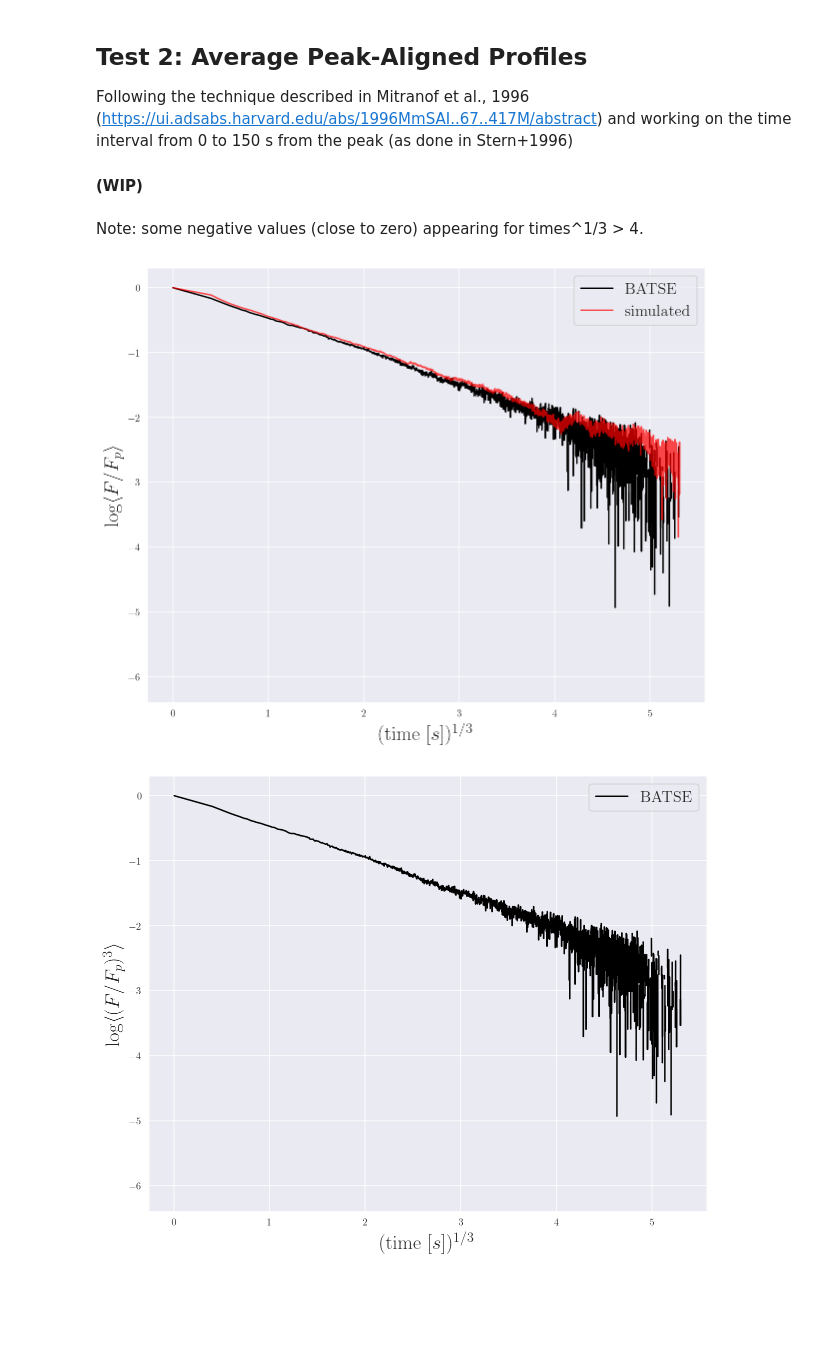
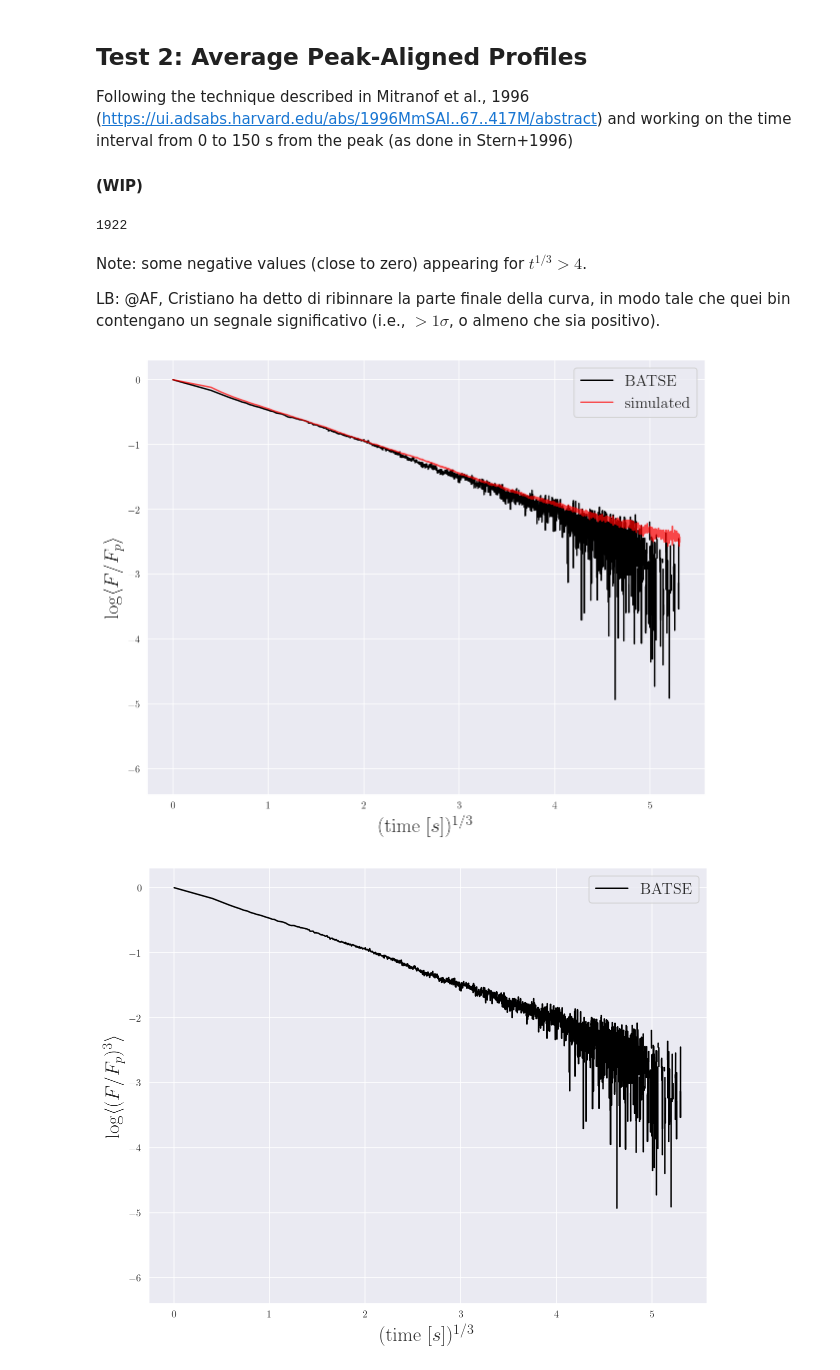
Before and after one commit to romanomaccary/geneticgrbs_v2, a Jupyter notebook: statistical_test/Real_GRBs_Test.ipynb, the cells around one changed output. Cells and saved outputs as stored; diff of their text form; code cells hidden in the pictures; blank space fills up the shorter version.

Commit message:
changed the file with the SIMULATED grbs, now it contains results with 5000 lc (as in the paper)

```diff
--- a/statistical_test/Real_GRBs_Test.ipynb
+++ b/statistical_test/Real_GRBs_Test.ipynb
@@ -107,27 +109,34 @@ for grb in grb_list:
 
 averaged_fluxes /= len(grb_list)
 #Plot of <F/Fp> and <F/Fp>^3 in the next cell
-# %% [markdown]
-Note: some negative values (close to zero) appearing for times^1/3 > 4.
+# %%
+len(grb_list)
+# %% [output]
+1922
+# %% [markdown]
+Note: some negative values (close to zero) appearing for $t^{1/3} > 4$.
+
+LB: @AF, Cristiano ha detto di ribinnare la parte finale della curva, in modo tale che quei bin contengano un segnale significativo (i.e., $>1 \sigma$, o almeno che sia positivo).
 # %%
-simulated_times, simulated_fluxes = np.loadtxt('file.txt', unpack=True)
+simulations_file = './simulations.txt'
+simulated_times, simulated_fluxes = np.loadtxt(simulations_file, unpack=True)
 n_step_sim       = int(t_f/bin_time)
 simulated_times  = np.array(simulated_times[:n_step_sim])
 simulated_fluxes = np.array(simulated_fluxes[:n_step_sim])
 
 fig = plt.figure(figsize=(10,8))
 ax = fig.add_subplot()
 ax.set_axisbelow(True)
 #ax.grid(which = 'both')
 ax.set_ylabel('log <F/Fp>')
 ax.set_xlabel(r'$(\mathrm{time}\ [s])^{1/3}$', size=20)
 ax.set_ylabel(r'$\log \langle F/F_p\rangle$',  size=20)
 ax.plot(simulated_times**(1/3), np.log10(averaged_fluxes[:-1]),  color = 'black', label = 'BATSE')
 ax.plot(simulated_times**(1/3), np.log10(simulated_fluxes),      color = 'red',   label = 'simulated', alpha=0.7)
 ax.legend(prop={'size':16})
 plt.show()
 # %% [output]
-[figure, old version]
+[figure, new version]
 # %%
 fig = plt.figure(figsize=(10,8))
 ax = fig.add_subplot()
```
Also changed, not shown: parts of 1 cell of this notebook, 2 other files.
